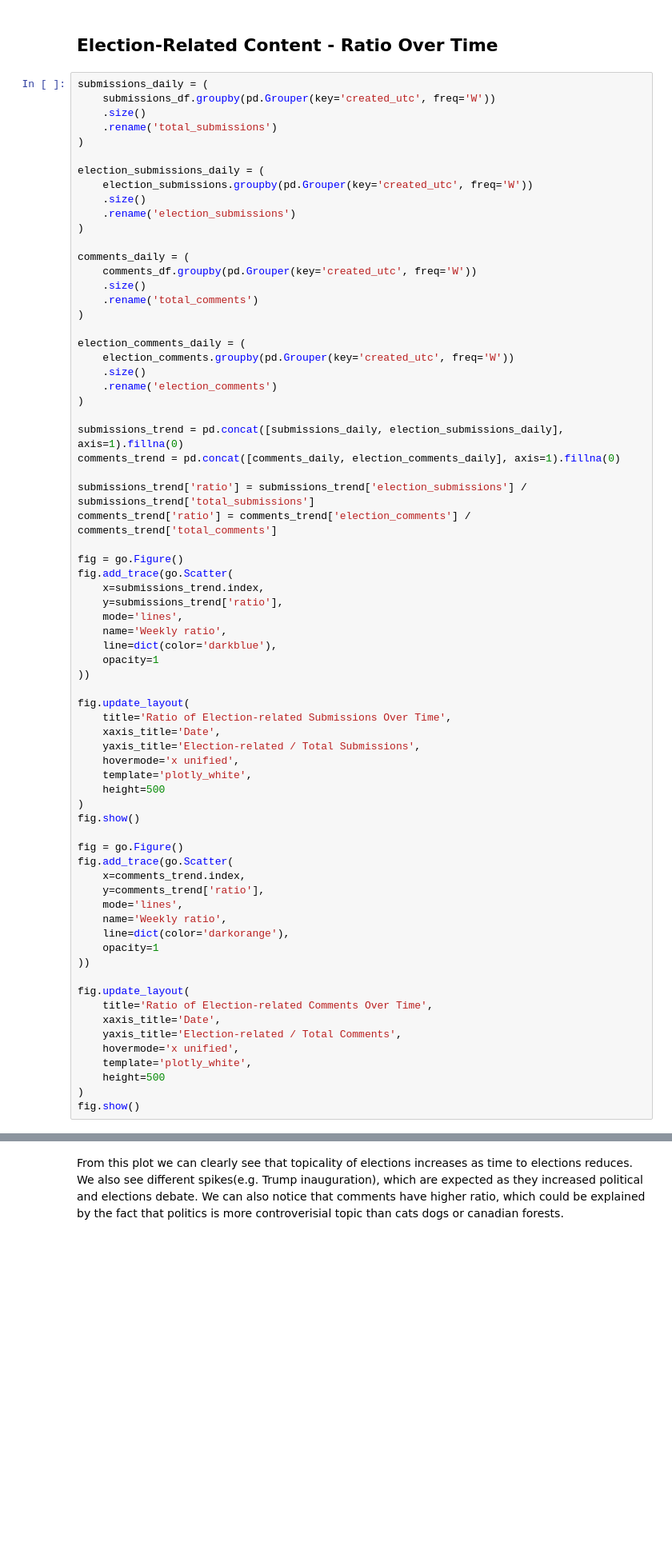
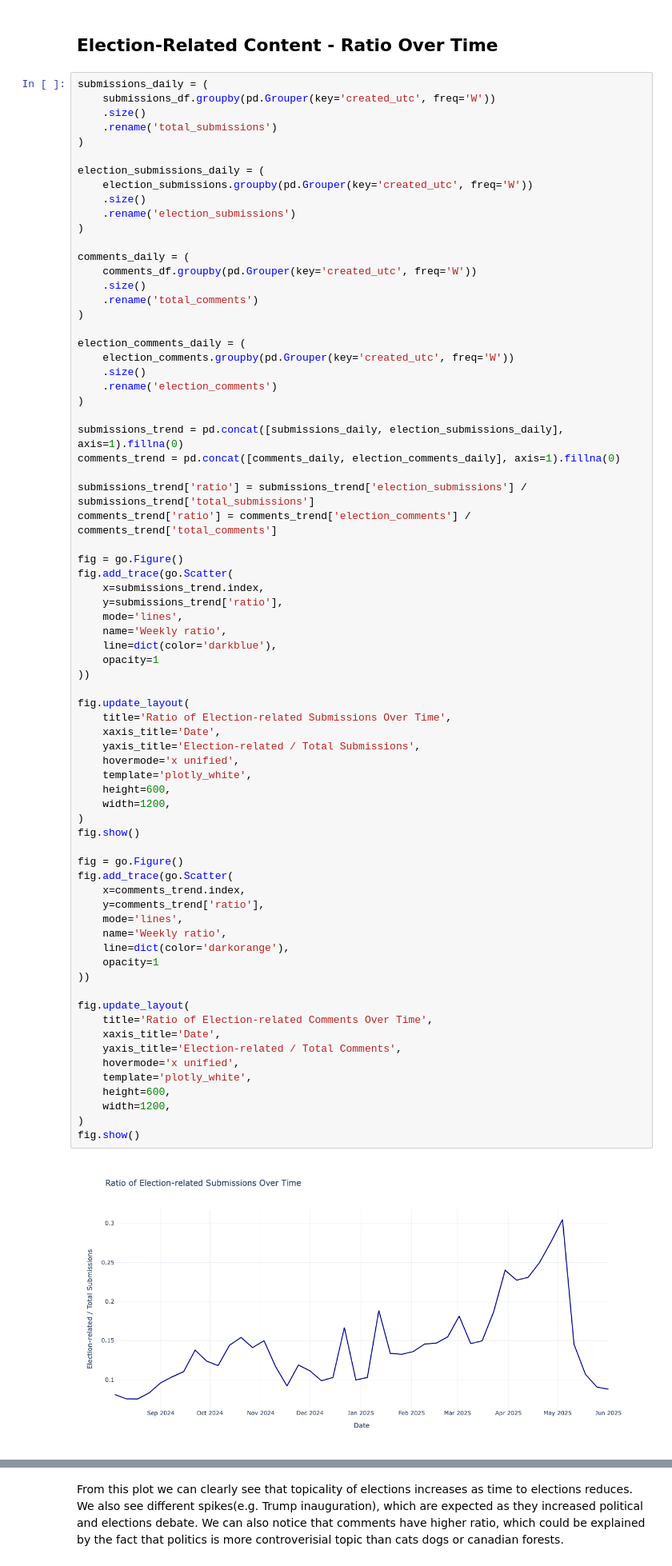
Before and after one commit to volodymyr2126/CSS-reddit-research, a Jupyter notebook: eda.ipynb, the cells around one changed output, grey strips where cells are left out. Shown at 80% size. Cells and saved outputs as stored; diff of their text form; blank space fills up the shorter version.

```diff
--- a/eda.ipynb
+++ b/eda.ipynb
@@ -440,32 +515,36 @@ fig.add_trace(go.Scatter(
     opacity=1
 ))
 
 fig.update_layout(
     title='Ratio of Election-related Submissions Over Time',
     xaxis_title='Date',
     yaxis_title='Election-related / Total Submissions',
     hovermode='x unified',
     template='plotly_white',
-    height=500
+    height=600,
+    width=1200,
 )
 fig.show()
 
 fig = go.Figure()
 fig.add_trace(go.Scatter(
     x=comments_trend.index,
     y=comments_trend['ratio'],
     mode='lines',
     name='Weekly ratio',
     line=dict(color='darkorange'),
     opacity=1
 ))
 
 fig.update_layout(
     title='Ratio of Election-related Comments Over Time',
     xaxis_title='Date',
     yaxis_title='Election-related / Total Comments',
     hovermode='x unified',
     template='plotly_white',
-    height=500
+    height=600,
+    width=1200,
 )
 fig.show()
+# %% [output]
+[figure, added]
```
Also changed, not shown: parts of 41 cells of this notebook, 1 other file.
